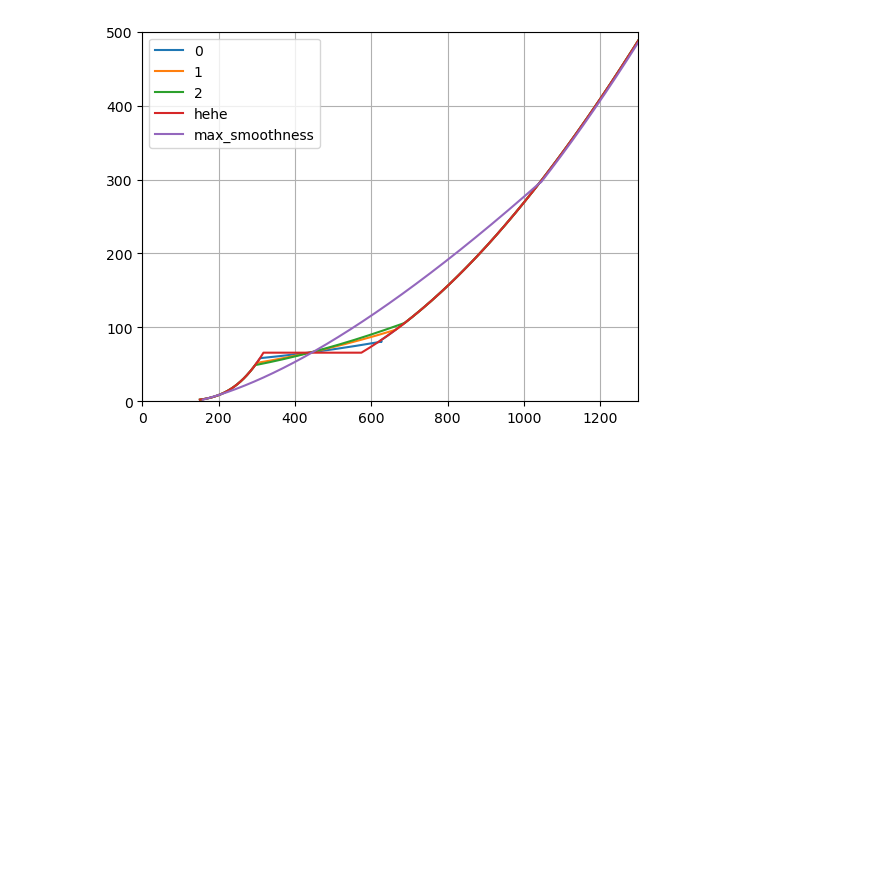
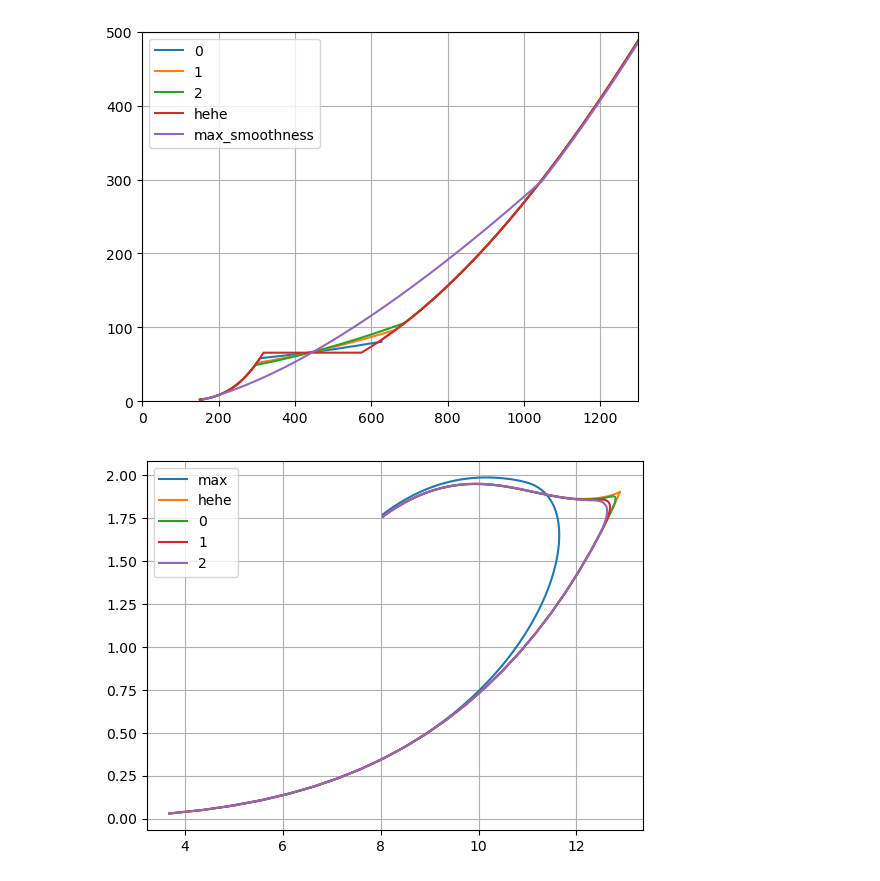
Before and after one commit to katta626/Phase_Transition, a Jupyter notebook: code/Relation_Codes/eos_mixed_phase.ipynb, the cells around one changed output. Cells and saved outputs as stored; diff of their text form; code cells hidden in the pictures; blank space fills up the shorter version.

```diff
--- a/code/Relation_Codes/eos_mixed_phase.ipynb
+++ b/code/Relation_Codes/eos_mixed_phase.ipynb
@@ -178,7 +194,7 @@ def smoothness_eos(pressure, mu, number_density, p_crit, mu_crit):
     delta_P_arr = [0.02, 0.04, 0.05]
 
     A, B, mu_c_h_arr, mu_c_q_arr, P_c_h_arr, P_c_q_arr, delta_P_found = find_valid_parameters(delta_P_arr, p_crit, mu_crit, pressure, mu)
-    P_arr_dp, E_arr_dp, number_density_dp, mu_arr_dp = mixed_phase(mu, pressure, number_density, A, B, mu_c_h_arr, mu_c_q_arr, P_c_h_arr, P_c_q_arr, mu_crit, p_crit, delta_P_arr)
+    P_arr_dp, E_arr_dp, number_density_dp, mu_arr_dp = mixed_phase(mu, pressure, number_density, A, B, mu_c_h_arr, mu_c_q_arr, P_c_h_arr, P_c_q_arr, mu_crit, p_crit, delta_P_found)
 
     return P_arr_dp, E_arr_dp, number_density_dp, mu_arr_dp
 # %%
@@ -387,0 +415,21 @@ plt.show()
+# %%
+r,m,_,_ = generate_mr_curve(eos[0][2], eos[0][0][:-1])
+# %%
+rr,mm,_,_ = generate_mr_curve(e_combined, p_combined)
+# %%
+for i in range(len(P_arr_dp)):
+    r3, m3, _, _ = generate_mr_curve(E_arr_dp[i], P_arr_dp[i])
+    globals()[f"r{i}"] = r3
+    globals()[f"m{i}"] = m3
+# %%
+plt.plot(r,m, label = 'max')
+plt.plot(rr,mm, label = 'hehe')
+for i in range(3):
+    plt.plot(globals()[f"r{i}"], globals()[f"m{i}"], label = i)
+plt.grid()
+#plt.xlim(8,12)
+#plt.ylim(1.90,2)
+plt.legend()
+plt.show()
+# %% [output]
+[figure, added]
```
Also changed, not shown: parts of 16 cells of this notebook, 2 other files.
